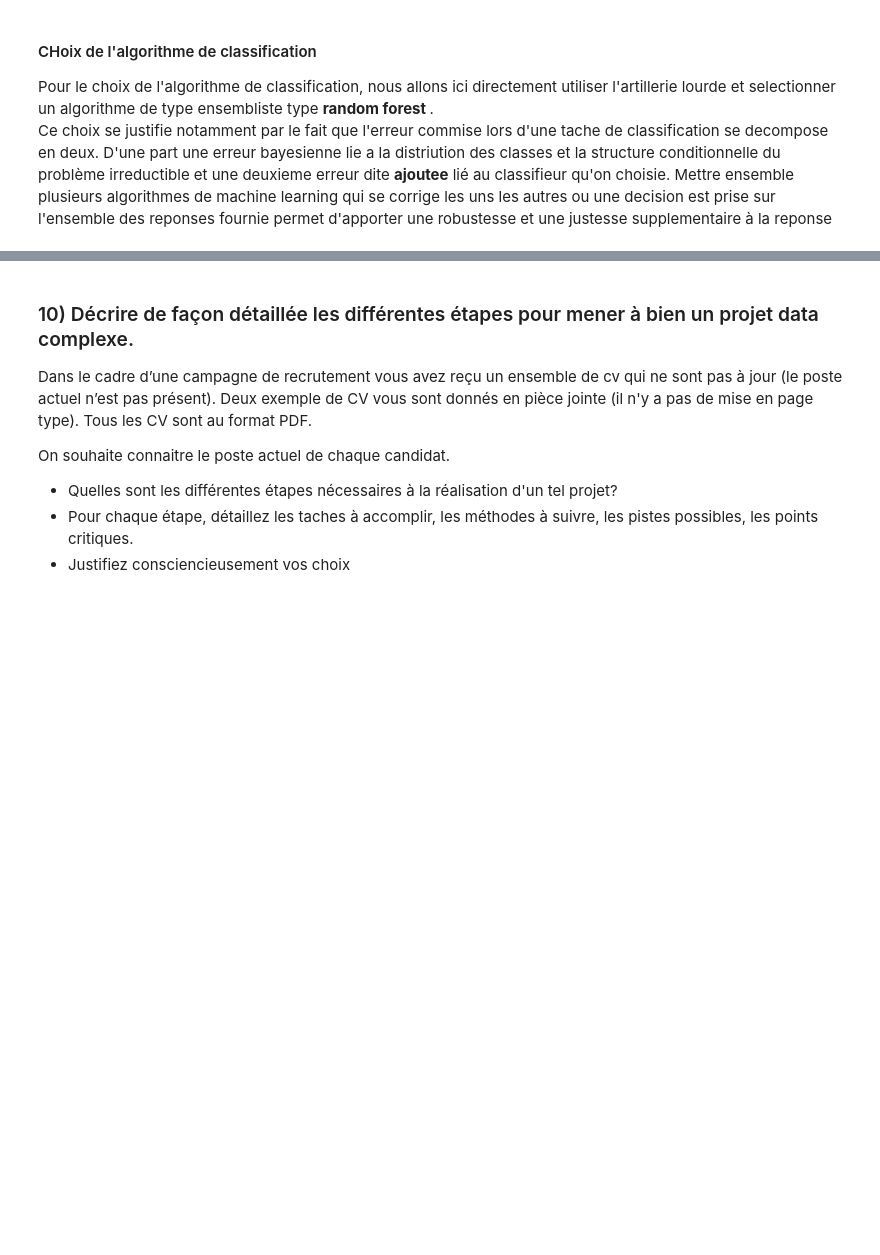
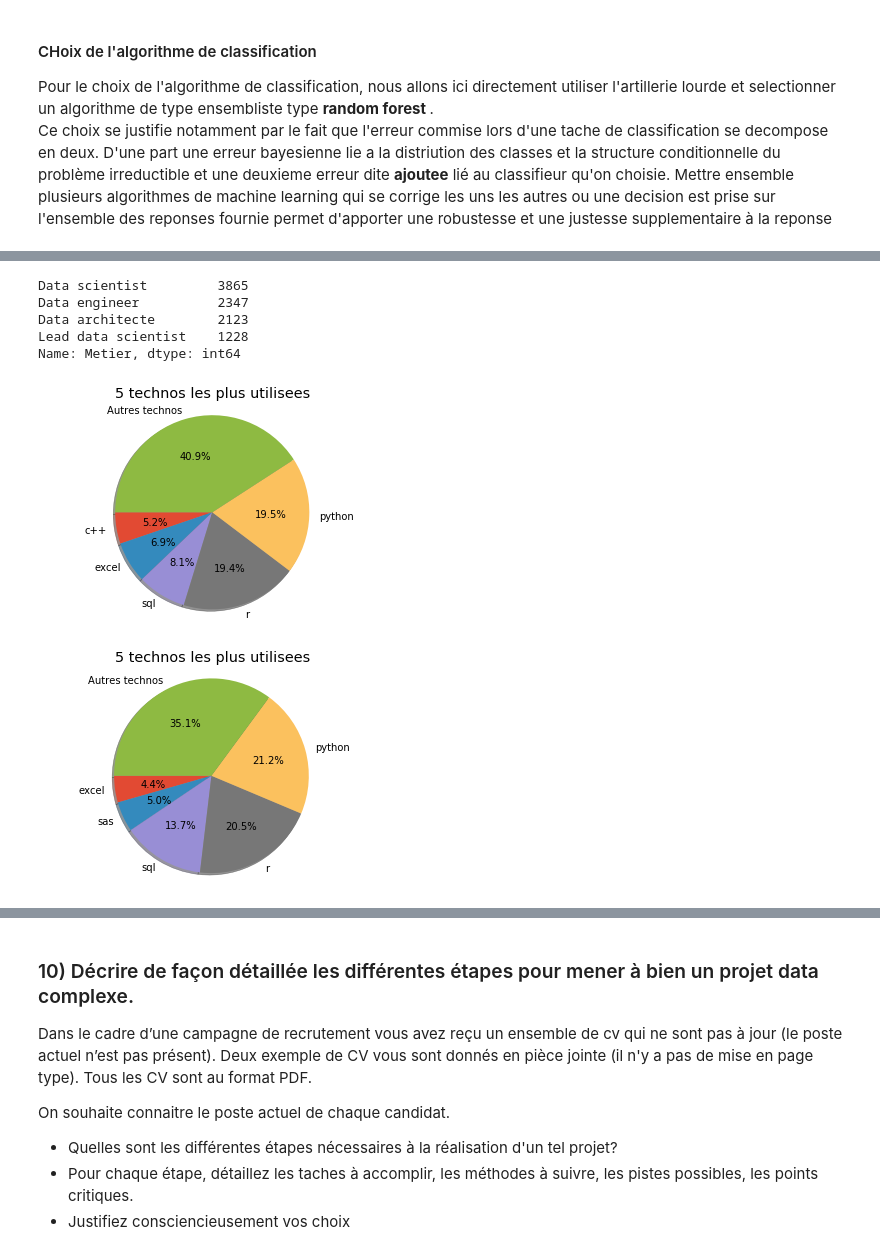
Before and after one commit to AngeKouame/AGILA-DATASET, a Jupyter notebook: Test_Technique_ML.ipynb, the cells around one changed output, grey strips where cells are left out. Drawn from its saved outputs; the diff is of its cells as text; code cells hidden in the pictures; blank space fills up the shorter version.

```diff
--- a/Test_Technique_ML.ipynb
+++ b/Test_Technique_ML.ipynb
@@ -730,0 +784,19 @@ label_encoder.classes_
+# %%
+df.Metier.value_counts()
+# %% [output]
+Data scientist         3865
+Data engineer          2347
+Data architecte        2123
+Lead data scientist    1228
+Name: Metier, dtype: int64
+# %%
+data = df[df.Metier=='Data scientist']
+data2 = df[df.Metier=='Lead data scientist']
+liste_logiciel_1, liste_des_logiciels_utilises_1 = get_list_of_technologies(data, 'Technologies_reelles', '/')
+plotting_most_used_technologies(5, liste_des_logiciels_utilises_1)
+
+liste_logiciel_1, liste_des_logiciels_utilises_1 = get_list_of_technologies(data2, 'Technologies_reelles', '/')
+plotting_most_used_technologies(5, liste_des_logiciels_utilises_1)
+# %% [output]
+[figure, added]
+[figure, added]
```
Also changed, not shown: parts of 58 cells of this notebook.
